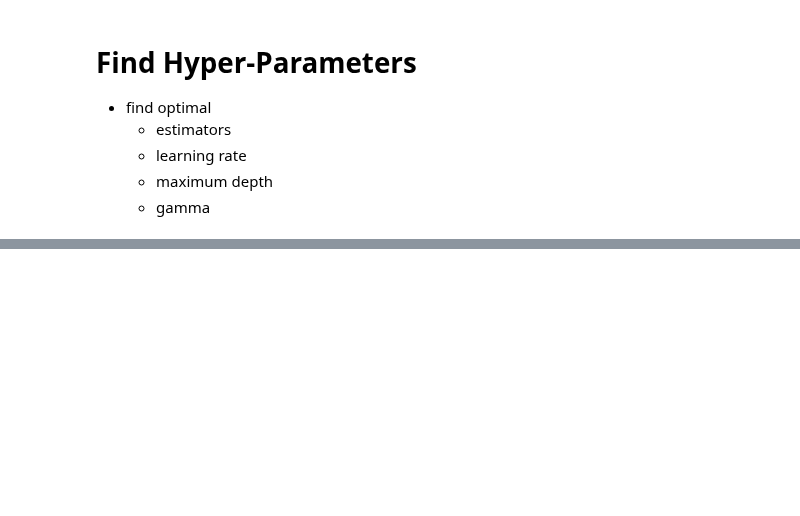
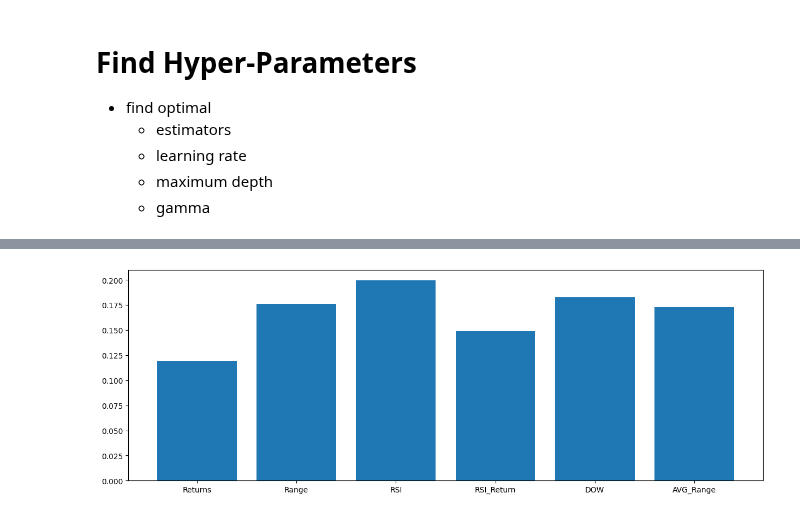
Before and after one commit to ItMeansBigMountain/Financial.Market.ML, a Jupyter notebook: 2_Supervised/2-XG-Boost-Feature-Selection.ipynb, the cells around one changed output, grey strips where cells are left out. Cells and saved outputs as stored; diff of their text form; code cells hidden in the pictures; blank space fills up the shorter version.

```diff
--- a/2_Supervised/2-XG-Boost-Feature-Selection.ipynb
+++ b/2_Supervised/2-XG-Boost-Feature-Selection.ipynb
@@ -137,0 +218,16 @@ Recommended params >> ne: 25 lr: 0.01 md: 2 gm: 1
+# %%
+# SELECT BEST FEATURES
+mean_of_feature_importance = importance_features.mean()
+recommended_feature_labels = []
+recommended_feature_score = []
+for i in range(0, len(importance_features) , 1) :
+    if importance_features[i] > mean_of_feature_importance:
+        recommended_feature_labels.append(importance_labels[i])
+        recommended_feature_score.append(importance_features[i])
+# %%
+# plot recommended features
+fig = plt.figure(figsize=(15,5))
+plt.bar(recommended_feature_labels , recommended_feature_score)
+plt.show()
+# %% [output]
+[figure, added]
```
Also changed, not shown: parts of 13 cells of this notebook.
